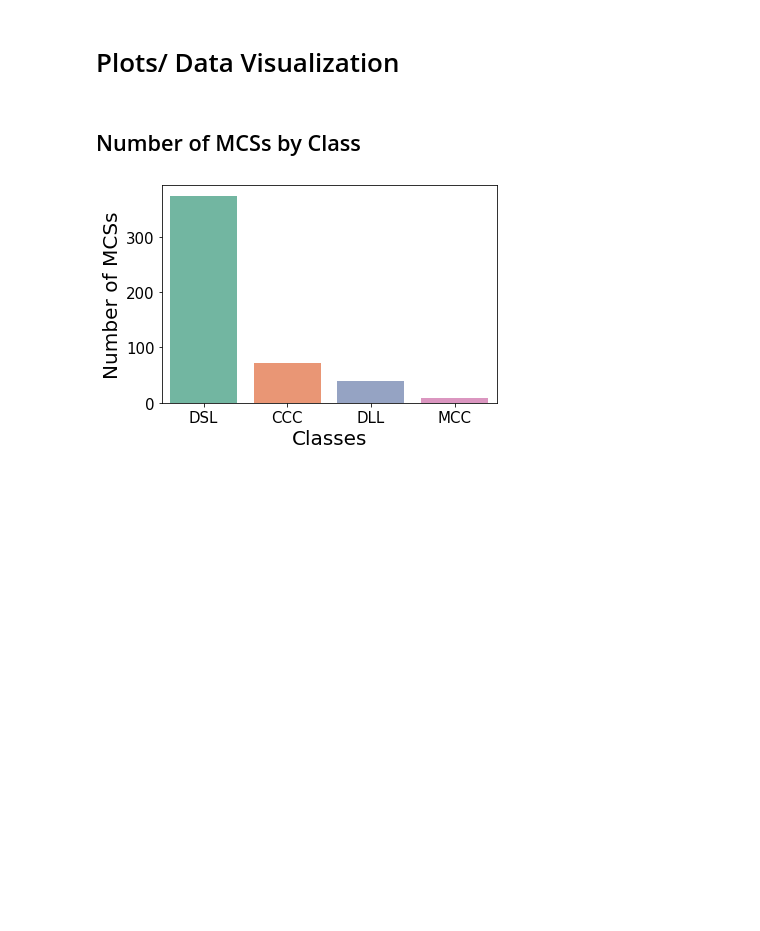
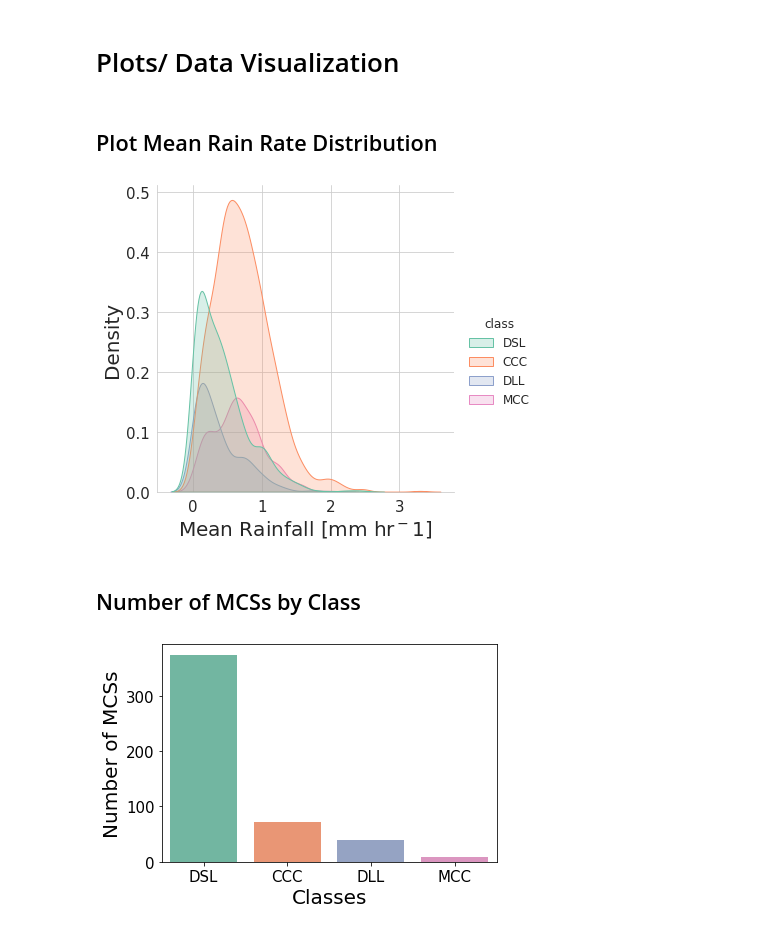
Before and after one commit to knubez/TAMS, a Jupyter notebook: TAMS_plots.ipynb, the cells around one changed output. Saved outputs shown, nothing was run; the diff lists cells and outputs as text; code cells hidden in the pictures; blank space fills up the shorter version.

Commit message:
Added preicp distribution plot

```diff
--- a/TAMS_plots.ipynb
+++ b/TAMS_plots.ipynb
@@ -90,0 +112,7 @@ c = pd.DataFrame({"class": classes})
+# %%
+rains = []
+for i, g in tqdm(cs.groupby("itime")):
+    rain = tams.data_in_contours(data=data.precip.isel(time=i), contours=g, merge=True, method="regionmask")
+    rains.append(rain)
+
+rain = pd.concat(rains)
@@ -91,5 +134,23 @@ c = pd.DataFrame({"class": classes})
 # %% [markdown]
 # Plots/ Data Visualization
+# %% [markdown]
+## Plot Mean Rain Rate Distribution
+# %%
+pal = "Set2"
+penguins = pd.DataFrame(rain.drop(columns='geometry')).reset_index(drop=True)
+
+with sns.plotting_context({"legend.fontsize": "large", "legend.title_fontsize": "large"}):
+    sns.displot(penguins, x="mean_precip", hue="class", kind="kde",fill=True,palette=pal)
+
+ax = plt.gca()
+#ax = fg.axes[0,0].get_legend()
+#plt.setp(ax.get_legend().get_texts(), fontsize='22') # for legend text
+#plt.setp(ax.get_legend().get_title(), fontsize='32') # for legend titleax.set_xlabel("Mean rainfall [mm hr$^-1$]", fontsize = 20)
+ax.set_ylabel("Density", fontsize = 20)
+ax.set_xlabel("Mean Rainfall [mm hr$^-1$]", fontsize = 20)
+ax.tick_params(labelsize=15)
+# %% [output]
+[figure, added]
 # %% [markdown]
 ## Number of MCSs by Class
 # %%
```
Also changed, not shown: parts of 12 cells of this notebook.
